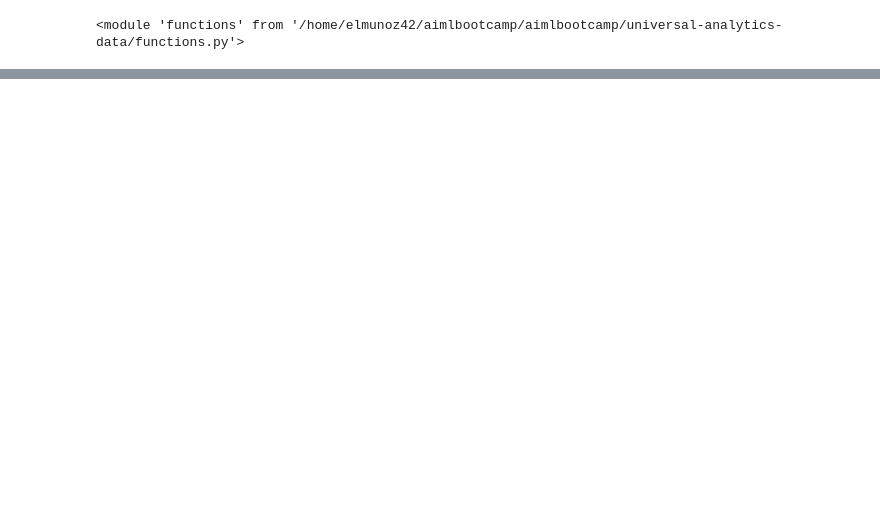
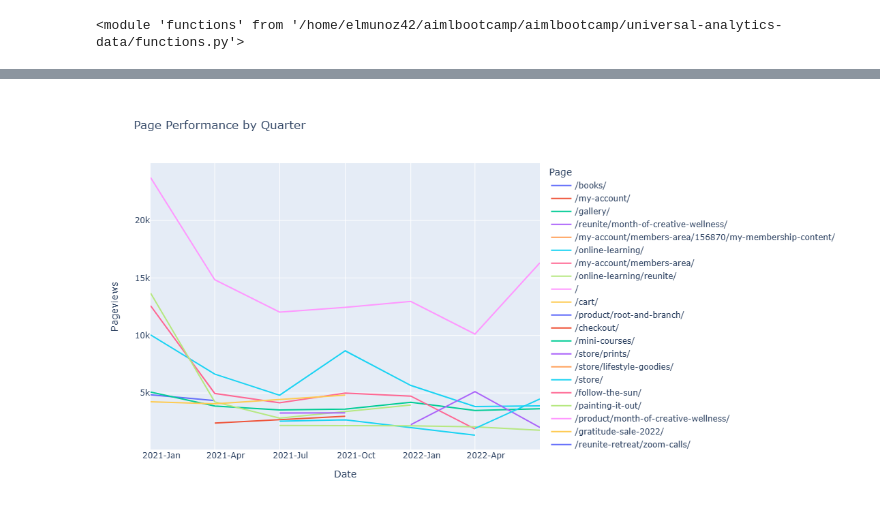
Before and after one commit to elmunoz42/universal-analytics-jupyter-notebook, a Jupyter notebook: UA-data-consolidation-and-analysis.ipynb, the cells around one changed output, grey strips where cells are left out. Cells and saved outputs as stored; diff of their text form; code cells hidden in the pictures; blank space fills up the shorter version.

```diff
--- a/UA-data-consolidation-and-analysis.ipynb
+++ b/UA-data-consolidation-and-analysis.ipynb
@@ -48,0 +60,33 @@ Saved consolidated data to output/flora/flora-pages/Pages/consolidated-pages.csv
+# %%
+# Read the CSV file
+df = pd.read_csv('output/flora/flora-pages/Pages/consolidated-pages.csv')
+
+# # Now, let's create the Date column
+df['Date'] = pd.to_datetime(df['Year'].astype(str) + '-' + df['Quarter'].apply(functions.quarter_to_month) + '-01')
+
+# Convert Pageviews to Numeric
+df['Pageviews'] = pd.to_numeric(df['Pageviews'].str.replace(',', ''), errors='coerce')
+# Sort by date
+df = df.sort_values("Date")
+
+# Create Line Plot with No Total
+fig = px.line(df.query('Page != "total"'), x='Date', y='Pageviews', color='Page', title='Page Performance by Quarter')
+
+# Update the layout
+fig.update_layout(
+    autosize=False,
+    width=1200,  # Width of the figure in pixels
+    height=600  # Height of the figure in pixels
+)
+
+# Customize the x-axis to show both year and quarter
+fig.update_xaxes(
+    dtick="M3",
+    tickformat="%Y-%b",  # This will show Year-Month
+    ticklabelmode="period"
+)
+
+fig.show()
+fig.write_html('output/flora/flora-page-performance.html')
+# %% [output]
+[figure, added]
```
Also changed, not shown: parts of 11 cells of this notebook, 1 other file.
